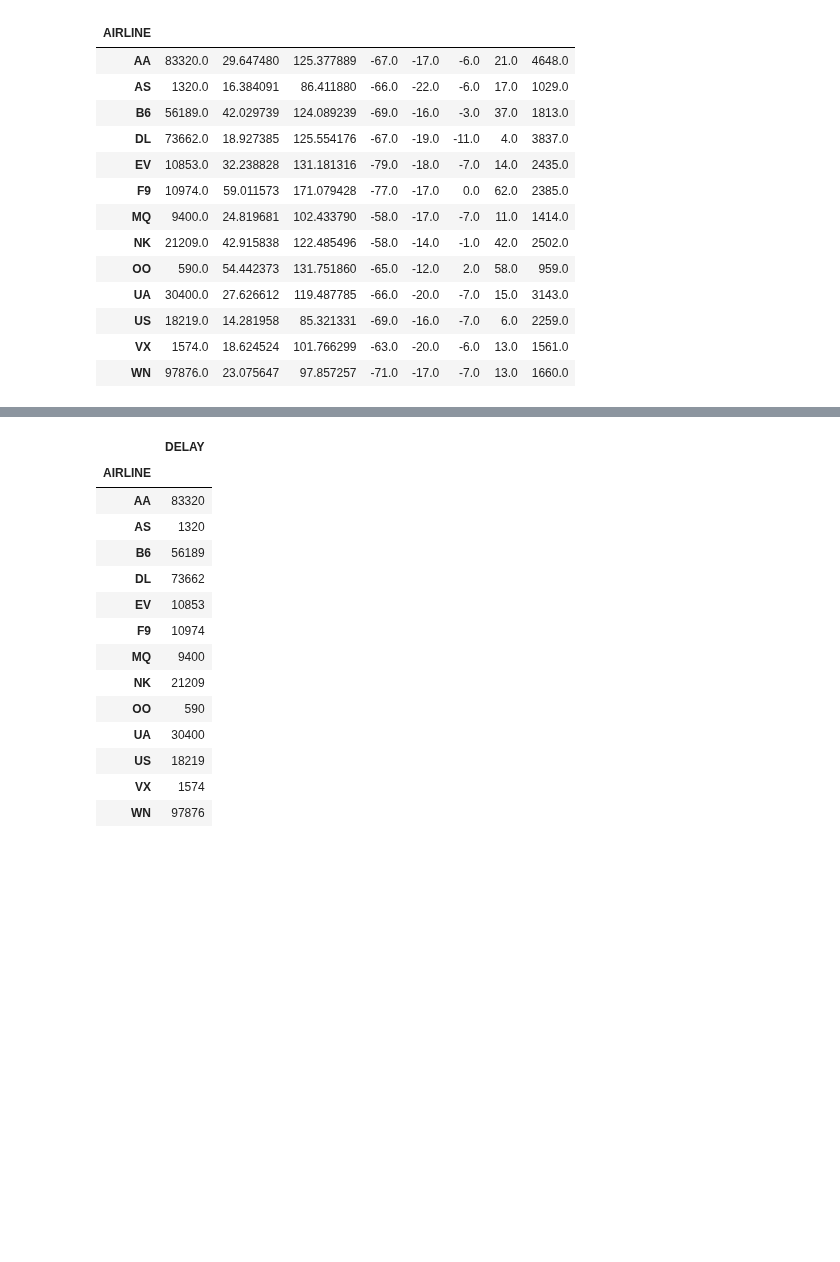
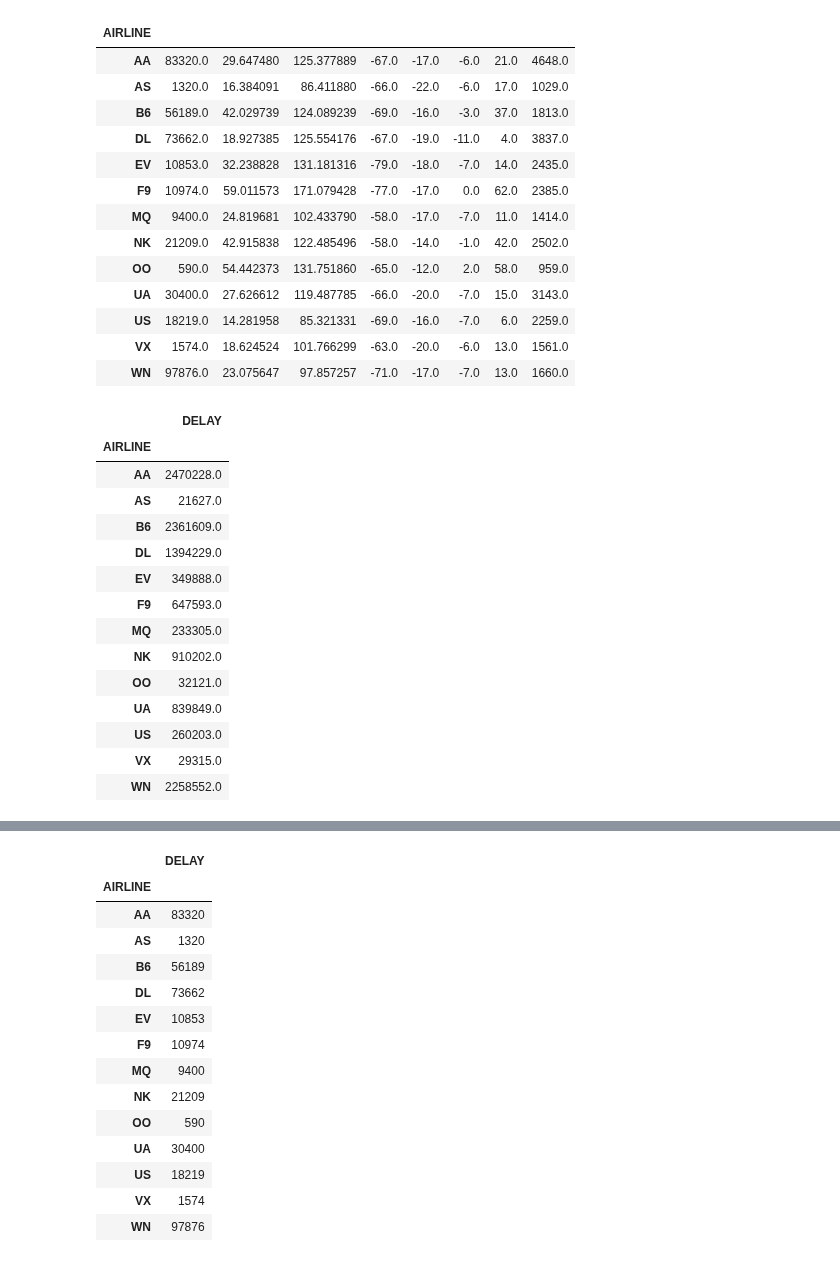
Before and after one commit to EmilioGinzo/Flight-delay, a Jupyter notebook: Project_p676p627_Emilio.ipynb, the cells around one changed output, grey strips where cells are left out. Drawn from its saved outputs; the diff is of its cells as text; code cells hidden in the pictures; blank space fills up the shorter version.

Commit message:
dependent variable added

```diff
--- a/Project_p676p627_Emilio.ipynb
+++ b/Project_p676p627_Emilio.ipynb
@@ -240,3 +240,21 @@ df_fl_flights[['AIRLINE', 'DELAY']].groupby(['AIRLINE']).describe()
 | US | 18219.0 | 14.281958 | 85.321331 | -69.0 | -16.0 | -7.0 | 6.0 | 2259.0 |
 | VX | 1574.0 | 18.624524 | 101.766299 | -63.0 | -20.0 | -6.0 | 13.0 | 1561.0 |
 | WN | 97876.0 | 23.075647 | 97.857257 | -71.0 | -17.0 | -7.0 | 13.0 | 1660.0 |
+# %%
+dependent_variable = df_fl_flights[['AIRLINE', 'DELAY']].groupby(['AIRLINE']).sum()
+# %% [output]
+|  | DELAY |
+| AIRLINE |  |
+| AA | 2470228.0 |
+| AS | 21627.0 |
+| B6 | 2361609.0 |
+| DL | 1394229.0 |
+| EV | 349888.0 |
+| F9 | 647593.0 |
+| MQ | 233305.0 |
+| NK | 910202.0 |
+| OO | 32121.0 |
+| UA | 839849.0 |
+| US | 260203.0 |
+| VX | 29315.0 |
+| WN | 2258552.0 |
```
Also changed, not shown: parts of 1 cell of this notebook.
